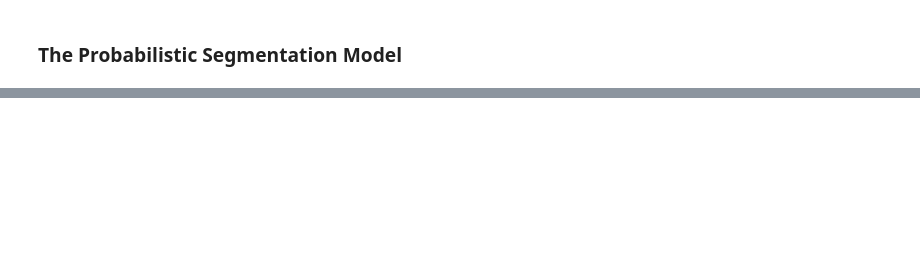
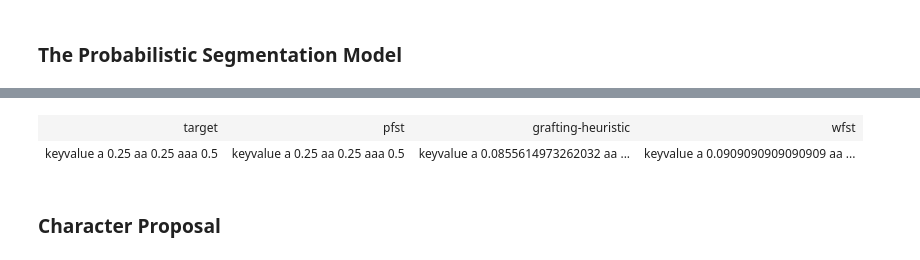
Before and after one commit to chi-collective/genparse, a Jupyter notebook: notes/Token-Alignment.ipynb, the cells around one changed output, grey strips where cells are left out. Drawn from its saved outputs; the diff is of its cells as text; code cells hidden in the pictures; blank space fills up the shorter version.

```diff
--- a/notes/Token-Alignment.ipynb
+++ b/notes/Token-Alignment.ipynb
@@ -76,3 +75,7 @@ graft = CharAlignedCFGLM(p, B, EOS)
+# %%
+llm = MockLLM(B, EOS)
+# %%
+graft = TokenProposal(guide=p, llm=llm)
 # %% [markdown]
 Our target distribution is the following
 # %%
@@ -125,6 +157,11 @@ L_PB
 L_PB.assert_equal(p.cfg.language(100).project(ϕ))  # character-level distribution matches!
 # %%
 display_table(
-    [[p.cfg.language(100).project(ϕ), L_PB, generation_tree(graft).D, PL]],
-    headings=['target', 'pfst', 'grafting-heuristic', 'composition'],
+    [[p.cfg.language(100).project(ϕ).sort(), L_PB.sort(), generation_tree(graft).D.sort(), PL.sort()]],
+    headings=['target', 'pfst', 'grafting-heuristic', 'wfst'],
 )
+# %% [output]
+| target | pfst | grafting-heuristic | wfst |
+| keyvalue a 0.25 aa 0.25 aaa 0.5 | keyvalue a 0.25 aa 0.25 aaa 0.5 | keyvalue a 0.0855614973262032 aa ... | keyvalue a 0.0909090909090909 aa ... |
+# %% [markdown]
+### Character Proposal
```
Also changed, not shown: parts of 22 cells of this notebook, 4 other files.
